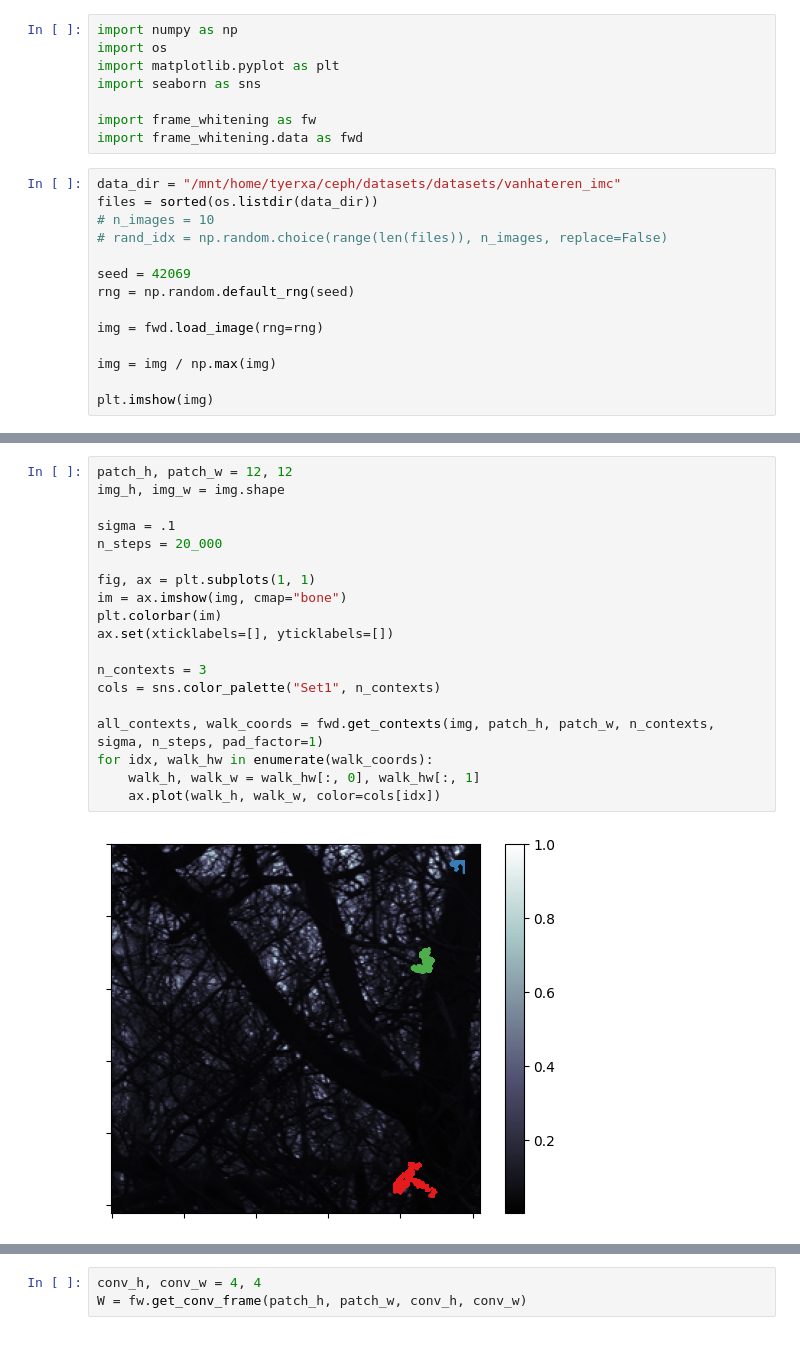
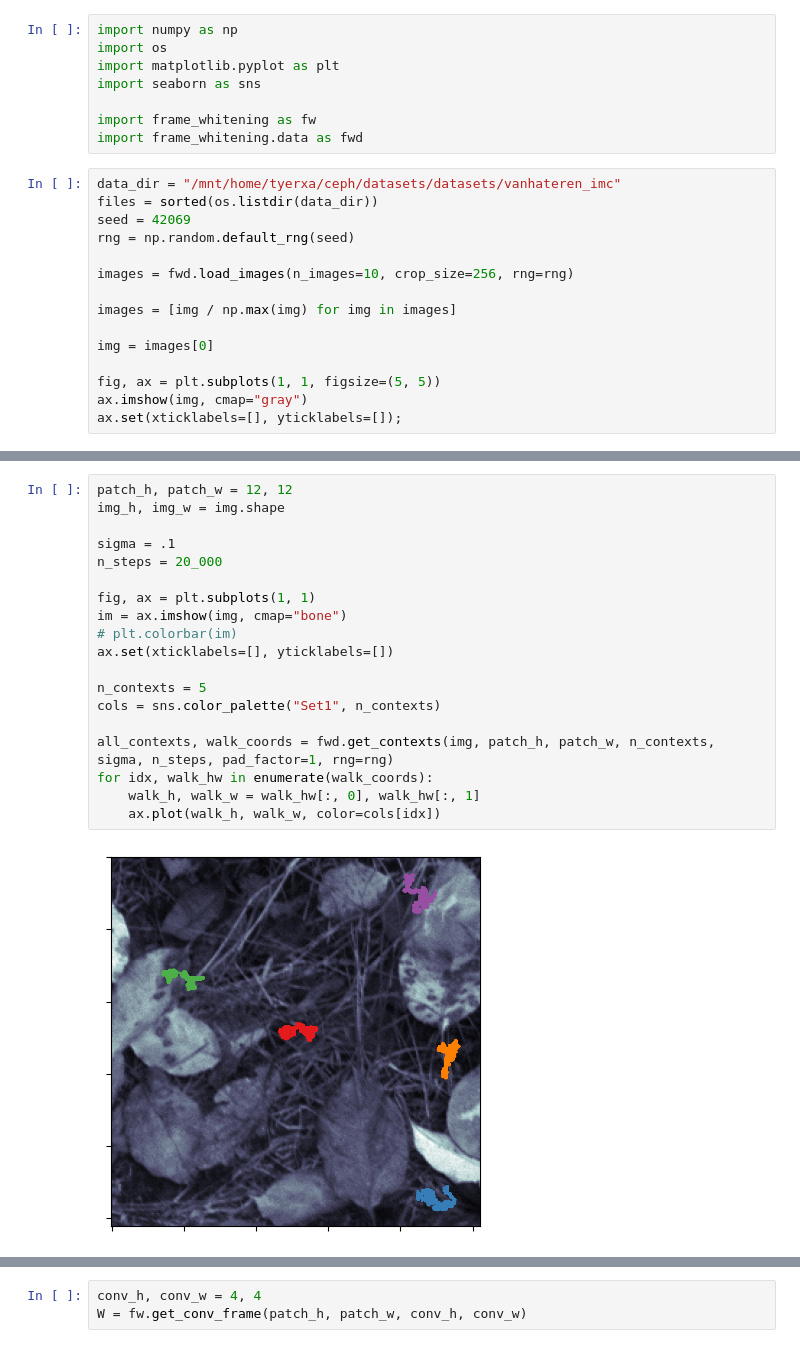
Before and after one commit to lyndond/frame_whitening, a Jupyter notebook: figures_new/conv2d.ipynb, the cells around one changed output, grey strips where cells are left out. Cells and saved outputs as stored; diff of their text form.

```diff
--- a/figures_new/conv2d.ipynb
+++ b/figures_new/conv2d.ipynb
@@ -9,15 +9,16 @@ import frame_whitening.data as fwd
 # %%
 data_dir = "/mnt/home/tyerxa/ceph/datasets/datasets/vanhateren_imc"
 files = sorted(os.listdir(data_dir))
-# n_images = 10
-# rand_idx = np.random.choice(range(len(files)), n_images, replace=False)
-
 seed = 42069
 rng = np.random.default_rng(seed)
 
-img = fwd.load_image(rng=rng)
+images = fwd.load_images(n_images=10, crop_size=256, rng=rng)
 
-img = img / np.max(img)
+images = [img / np.max(img) for img in images]
 
-plt.imshow(img)
+img = images[0]
+
+fig, ax = plt.subplots(1, 1, figsize=(5, 5))
+ax.imshow(img, cmap="gray")
+ax.set(xticklabels=[], yticklabels=[]);
 # %% [output]
@@ -26,24 +26,24 @@ plt.imshow(img)
 # %%
 patch_h, patch_w = 12, 12
 img_h, img_w = img.shape
 
 sigma = .1
 n_steps = 20_000
 
 fig, ax = plt.subplots(1, 1)
 im = ax.imshow(img, cmap="bone")
-plt.colorbar(im)
+# plt.colorbar(im)
 ax.set(xticklabels=[], yticklabels=[])
 
-n_contexts = 3
+n_contexts = 5
 cols = sns.color_palette("Set1", n_contexts)
 
-all_contexts, walk_coords = fwd.get_contexts(img, patch_h, patch_w, n_contexts, sigma, n_steps, pad_factor=1)
+all_contexts, walk_coords = fwd.get_contexts(img, patch_h, patch_w, n_contexts, sigma, n_steps, pad_factor=1, rng=rng)
 for idx, walk_hw in enumerate(walk_coords):
     walk_h, walk_w = walk_hw[:, 0], walk_hw[:, 1]
     ax.plot(walk_h, walk_w, color=cols[idx])
 # %% [output]
-[figure, old version]
+[figure, new version]
 # %%
 fwd.plot_context_samples(all_contexts, 5)
 # %% [output]
```
Also changed, not shown: parts of 7 cells of this notebook, 3 other files.
